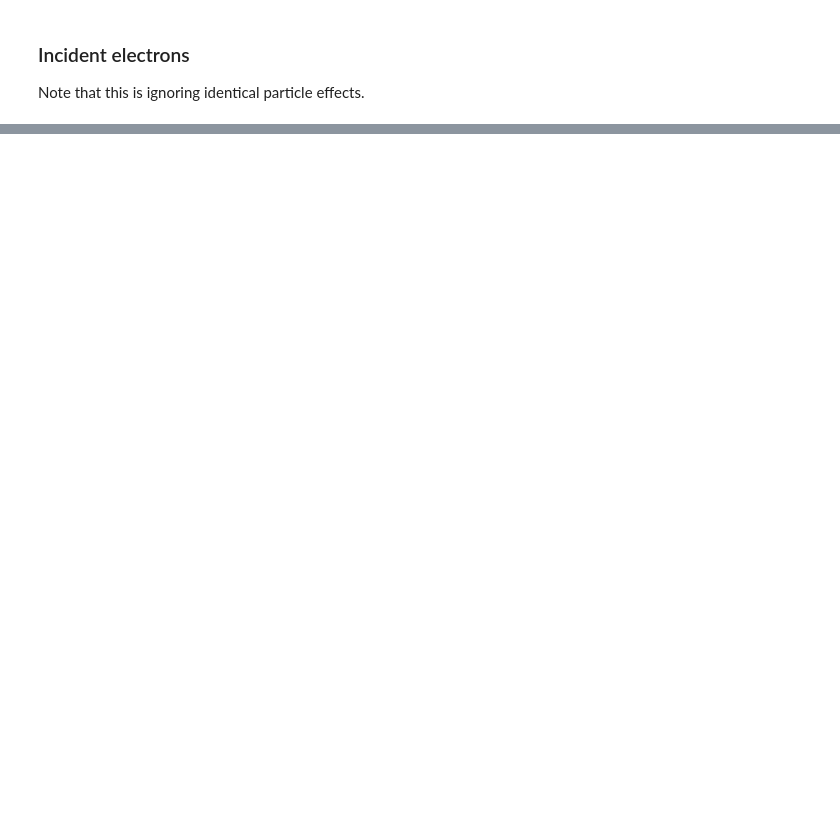
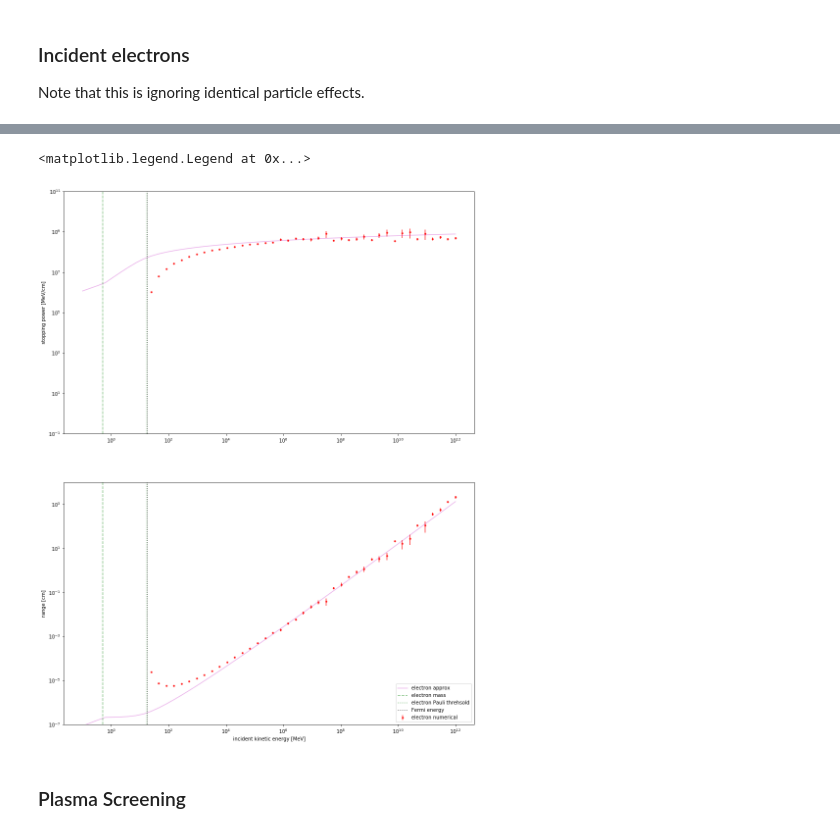
Before and after one commit to vijayoct27/Qballs, a Jupyter notebook: calc/coulomb-tests.ipynb, the cells around one changed output, grey strips where cells are left out. Cells and saved outputs as stored; diff of their text form; code cells hidden in the pictures; blank space fills up the shorter version.

```diff
--- a/calc/coulomb-tests.ipynb
+++ b/calc/coulomb-tests.ipynb
@@ -259,0 +193,10 @@ dedx_electron, dedx_electron_error = dedx_electron_func(ke, samples=10**4, impor
+# %%
+dedx_electron_func = wd.get_coulomb_stopping_power(m_electron, Z_electron)
+dedx_electron_approx_func =  wd.approx_sp_piecewise(m_electron, Z_electron)
+ke = np.logspace(-1, 12, 50)
+# %%
+samples = 5*10**4
+t0 = time.time()
+dedx_electron, dedx_electron_error = dedx_electron_func(ke,
+                                                        samples=samples)
+print "finished in {:0.2f} minutes".format((time.time() - t0)/60.0)
@@ -260,34 +205,48 @@ dedx_electron, dedx_electron_error = dedx_electron_func(ke, samples=10**4, impor
 # %%
 fig, axes = plt.subplots(2, 1)
 ax_sp, ax_lambda = axes
 
 # numerical results
-ax_sp.errorbar(ke, dedx_electron, yerr=dedx_electron_error, alpha=0.8,
-               marker='.', linestyle='', color='g', label='numerical')
-ax_lambda.errorbar(ke, ke/dedx_electron, yerr=ke*dedx_electron_error/(dedx_electron**2),
-                   alpha=0.8, marker='.', linestyle='', color='g')
+ax_sp.errorbar(ke, dedx_electron, yerr=dedx_electron_error,
+            alpha=0.8, marker='.', linestyle='', color='r',
+            label='electron numerical')
+ax_lambda.errorbar(ke, ke/dedx_electron,
+                   yerr=ke*dedx_electron_error/(dedx_electron**2),
+                   alpha=0.8, marker='.', linestyle='', color='r',
+                   label='electron numerical')
+
 # limiting approximations
-ax_sp.plot(ke, dedx_heavy_jackson_func(ke), alpha=0.3,
-           marker='', linestyle='-', color='g')
-ax_sp.plot(ke, dedx_heavy_riggins_func(ke), alpha=0.3,
-           marker='', linestyle='-', color='g',
-           label='limiting approximatons')
-ax_lambda.plot(ke, ke/dedx_heavy_jackson_func(ke), alpha=0.3,
-               marker='', linestyle='-', color='g')
-ax_lambda.plot(ke, ke/dedx_heavy_riggins_func(ke), alpha=0.3,
-               marker='', linestyle='-', color='g')
-# significant energy scales
-for ax in axes:
-    ax.axvline(momentum_threshold(wd.pfermi, wd.m), linestyle=':',
-               color='g', alpha=0.4, label="heavy threhsold")
-    ax.axvline(wd.m, linestyle='--', color='k', alpha=0.5, label="electron mass")
-    ax.axvline(wd.Efermi, linestyle=':', color='k', alpha=0.5, label="fermi energy")
-    # cosmetics
-    ax.set_xlabel("incident ke [MeV]")
-    ax.set_xscale("log")
-    ax.set_yscale("log")
+ax_sp.plot(ke, dedx_electron_approx_func(ke),
+           alpha=0.3, marker='', linestyle='-', color='m',
+           label='electron approx')
+ax_lambda.plot(ke, ke/dedx_electron_approx_func(ke),
+               alpha=0.3, marker='', linestyle='-', color='m',
+               label='electron approx')
+
+# energy scales
+for ax in [ax_sp, ax_lambda]:
+    ax.axvline(m_electron, linestyle='--', color='g', alpha=0.5,
+               label="electron mass")
+    ax.axvline(wd.kinetic_cutoff(m_electron),
+               linestyle=':', color='g', alpha=0.4,
+               label="electron Pauli threhsold")
+    ax.axvline(wd.Efermi, linestyle=':', color='k', alpha=0.5,
+               label="Fermi energy")
+# labels
 ax_sp.set_ylabel("stopping power [MeV/cm]")
-ax_sp.set_title("Incident Electron Stopping Power")
+ax_sp.set_xscale("log")
+ax_sp.set_yscale("log")
+ax_sp.set_ylim([10**-1, 10**11])
+
 ax_lambda.set_ylabel("range [cm]")
-ax_lambda.set_title("Incident Electron Range")
+ax_lambda.set_xscale("log")
+ax_lambda.set_yscale("log")
+ax_lambda.set_ylim([10**-7, 10**4])
+
+ax_lambda.set_xlabel("incident kinetic energy [MeV]")
 ax_lambda.legend(loc="best")
+# %% [output]
+<matplotlib.legend.Legend at 0x...>
+[figure, added]
+# %% [markdown]
+### Plasma Screening
```
Also changed, not shown: parts of 27 cells of this notebook, 1 other file.
